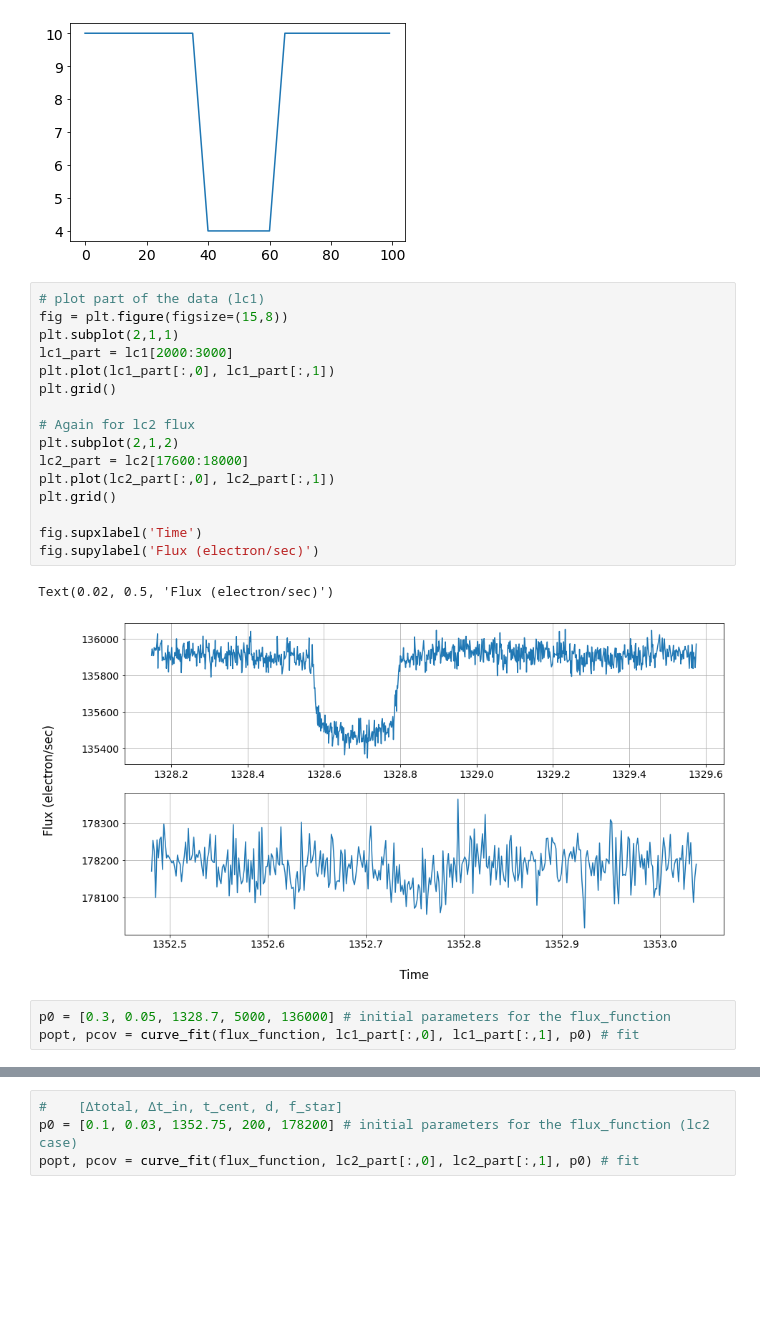
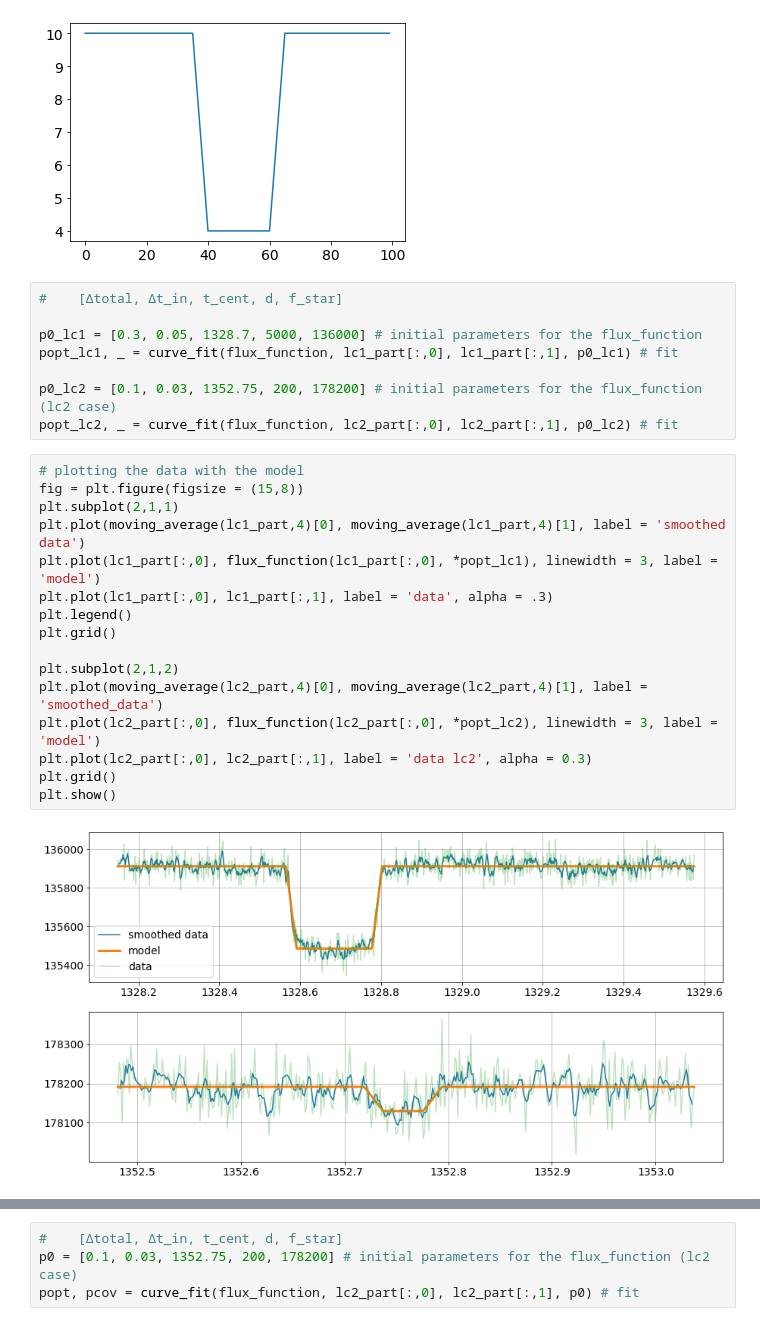
Before and after one commit to leontaridiss/exoplanet_transits, a Jupyter notebook: transits_fits.ipynb, the cells around one changed output, grey strips where cells are left out. Saved outputs shown, nothing was run; the diff lists cells and outputs as text; blank space fills up the shorter version.

```diff
--- a/transits_fits.ipynb
+++ b/transits_fits.ipynb
@@ -143,25 +153,29 @@ plt.plot(t,f)
 plt.show()
 # %% [output]
 [figure]
+# %%
+#    [Δtotal, Δt_in, t_cent, d, f_star]
+
+p0_lc1 = [0.3, 0.05, 1328.7, 5000, 136000] # initial parameters for the flux_function
+popt_lc1, _ = curve_fit(flux_function, lc1_part[:,0], lc1_part[:,1], p0_lc1) # fit
+
+p0_lc2 = [0.1, 0.03, 1352.75, 200, 178200] # initial parameters for the flux_function (lc2 case)
+popt_lc2, _ = curve_fit(flux_function, lc2_part[:,0], lc2_part[:,1], p0_lc2) # fit
 # %%
-# plot part of the data (lc1)
-fig = plt.figure(figsize=(15,8))
+# plotting the data with the model
+fig = plt.figure(figsize = (15,8))
 plt.subplot(2,1,1)
-lc1_part = lc1[2000:3000]
-plt.plot(lc1_part[:,0], lc1_part[:,1])
+plt.plot(moving_average(lc1_part,4)[0], moving_average(lc1_part,4)[1], label = 'smoothed data')
+plt.plot(lc1_part[:,0], flux_function(lc1_part[:,0], *popt_lc1), linewidth = 3, label = 'model')
+plt.plot(lc1_part[:,0], lc1_part[:,1], label = 'data', alpha = .3)
+plt.legend()
 plt.grid()
 
-# Again for lc2 flux
 plt.subplot(2,1,2)
-lc2_part = lc2[17600:18000]
-plt.plot(lc2_part[:,0], lc2_part[:,1])
+plt.plot(moving_average(lc2_part,4)[0], moving_average(lc2_part,4)[1], label = 'smoothed_data')
+plt.plot(lc2_part[:,0], flux_function(lc2_part[:,0], *popt_lc2), linewidth = 3, label = 'model')
+plt.plot(lc2_part[:,0], lc2_part[:,1], label = 'data lc2', alpha = 0.3)
 plt.grid()
-
-fig.supxlabel('Time')
-fig.supylabel('Flux (electron/sec)')
+plt.show()
 # %% [output]
-Text(0.02, 0.5, 'Flux (electron/sec)')
-[figure, old version]
+[figure, new version]
-# %%
-p0 = [0.3, 0.05, 1328.7, 5000, 136000] # initial parameters for the flux_function
-popt, pcov = curve_fit(flux_function, lc1_part[:,0], lc1_part[:,1], p0) # fit
```
Also changed, not shown: parts of 8 cells of this notebook.
